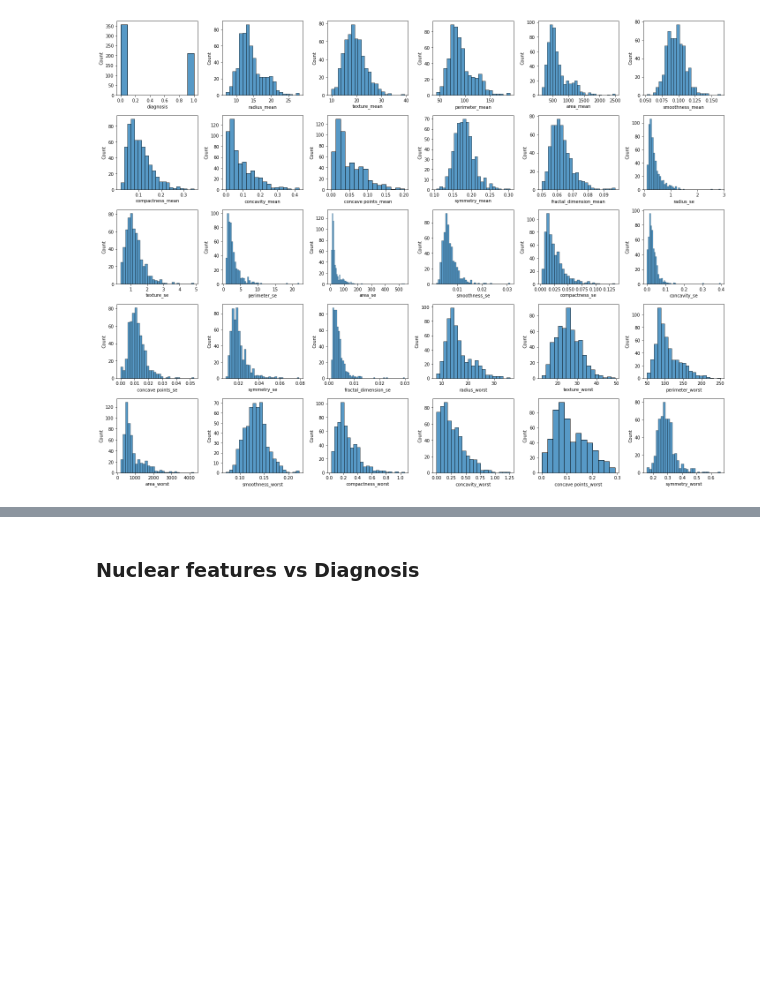
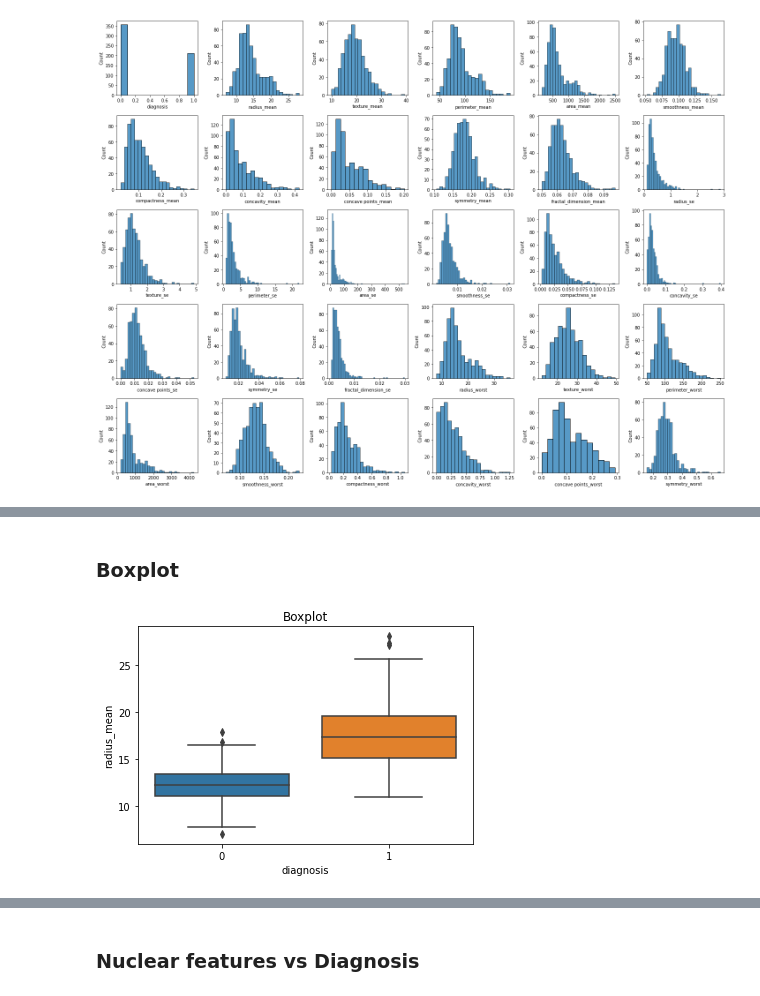
Before and after one commit to SaiBhargavShivampeta/Breast-Cancer-prediction, a Jupyter notebook: Breast Cancer prediction.ipynb, the cells around one changed output, grey strips where cells are left out. Saved outputs shown, nothing was run; the diff lists cells and outputs as text; code cells hidden in the pictures; blank space fills up the shorter version.

```diff
--- a/Breast Cancer prediction.ipynb
+++ b/Breast Cancer prediction.ipynb
@@ -156,0 +186,8 @@ plt.show()
+# %% [markdown]
+### Boxplot
+# %%
+sns.boxplot( x="diagnosis", y='radius_mean', data=df, )
+plt.title("Boxplot")
+plt.show()
+# %% [output]
+[figure, added]
```
Also changed, not shown: parts of 26 cells of this notebook.
